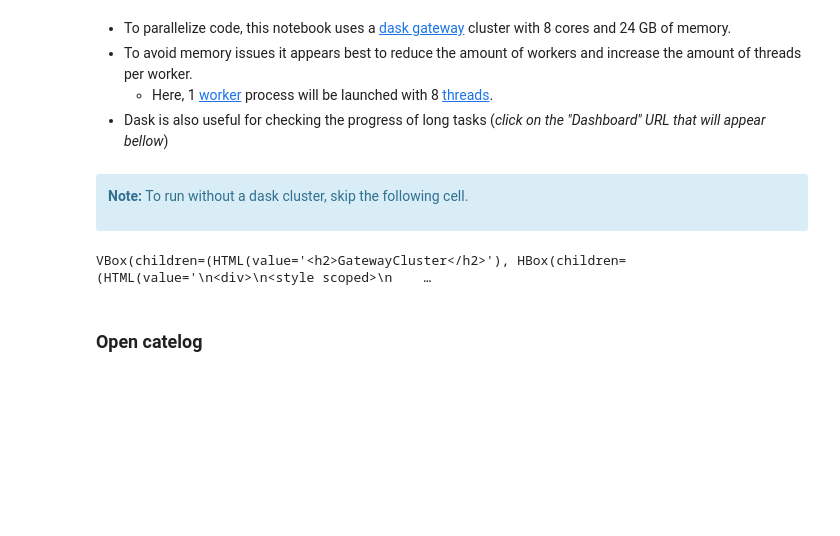
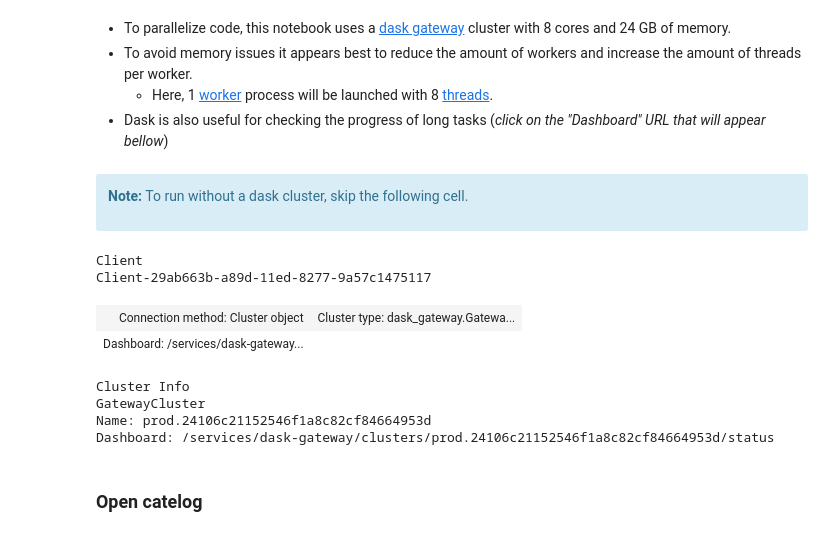
Before and after one commit to cjcardinale/Cardinale-Rose-2022-GRL, a Jupyter notebook: CESM_LE_data_download.ipynb, the cells around one changed output. Cells and saved outputs as stored; diff of their text form; code cells hidden in the pictures; blank space fills up the shorter version.

```diff
--- a/CESM_LE_data_download.ipynb
+++ b/CESM_LE_data_download.ipynb
@@ -64,14 +63,21 @@ from comp.functions import C,A,ufunc2,sid,Cp,Lv,g,Rd
 # %%
 from dask_gateway import Gateway
 from dask.distributed import Client, progress
 
 gateway = Gateway()
 cluster = gateway.new_cluster(worker_cores=8,worker_memory=24)
 cluster.adapt(minimum=1,maximum=1)
 client = Client(cluster)
-cluster
+client
 # %% [output]
-VBox(children=(HTML(value='<h2>GatewayCluster</h2>'), HBox(children=(HTML(value='\n<div>\n<style scoped>\n    …
+Client
+Client-29ab663b-a89d-11ed-8277-9a57c1475117
+| Connection method: Cluster object | Cluster type: dask_gateway.Gatewa... |
+| Dashboard: /services/dask-gateway... |  |
+Cluster Info
+GatewayCluster
+Name: prod.24106c21152546f1a8c82cf84664953d
+Dashboard: /services/dask-gateway/clusters/prod.24106c21152546f1a8c82cf84664953d/status
 # %% [markdown]
 ### Open catelog
 # %%
```
Also changed, not shown: parts of 30 cells of this notebook, 2 other files.
